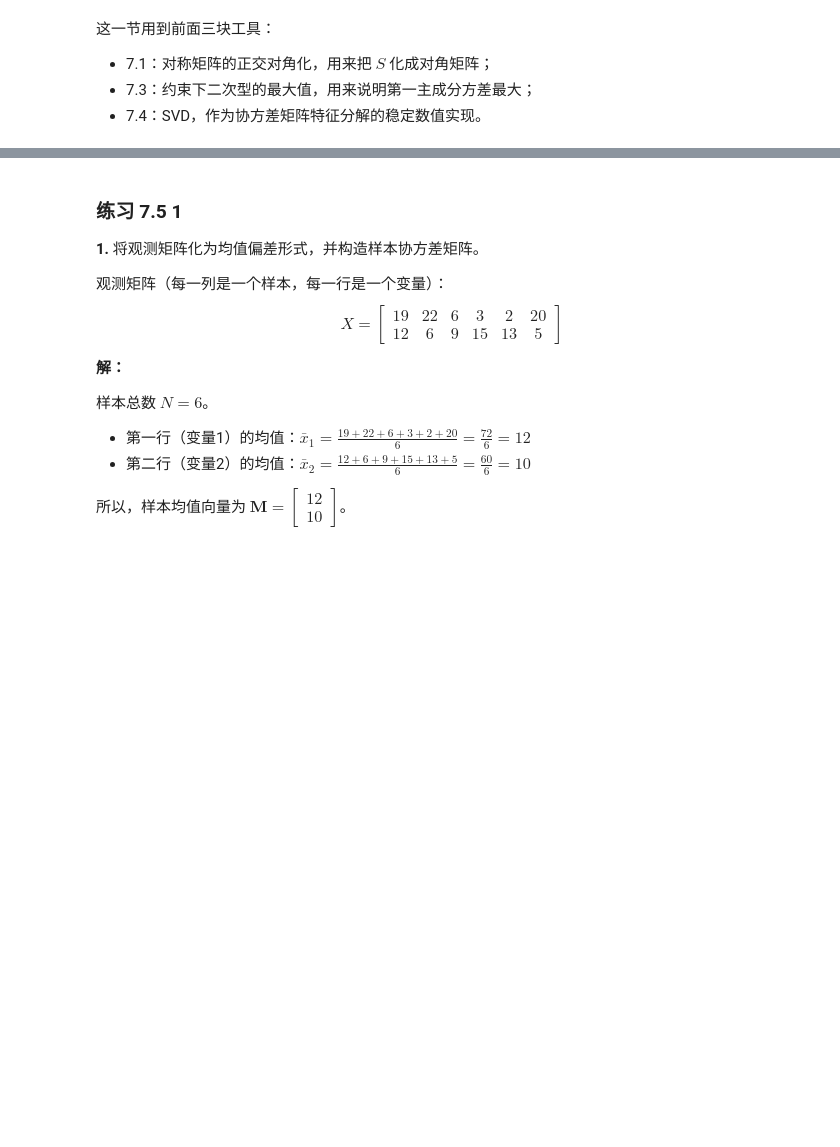
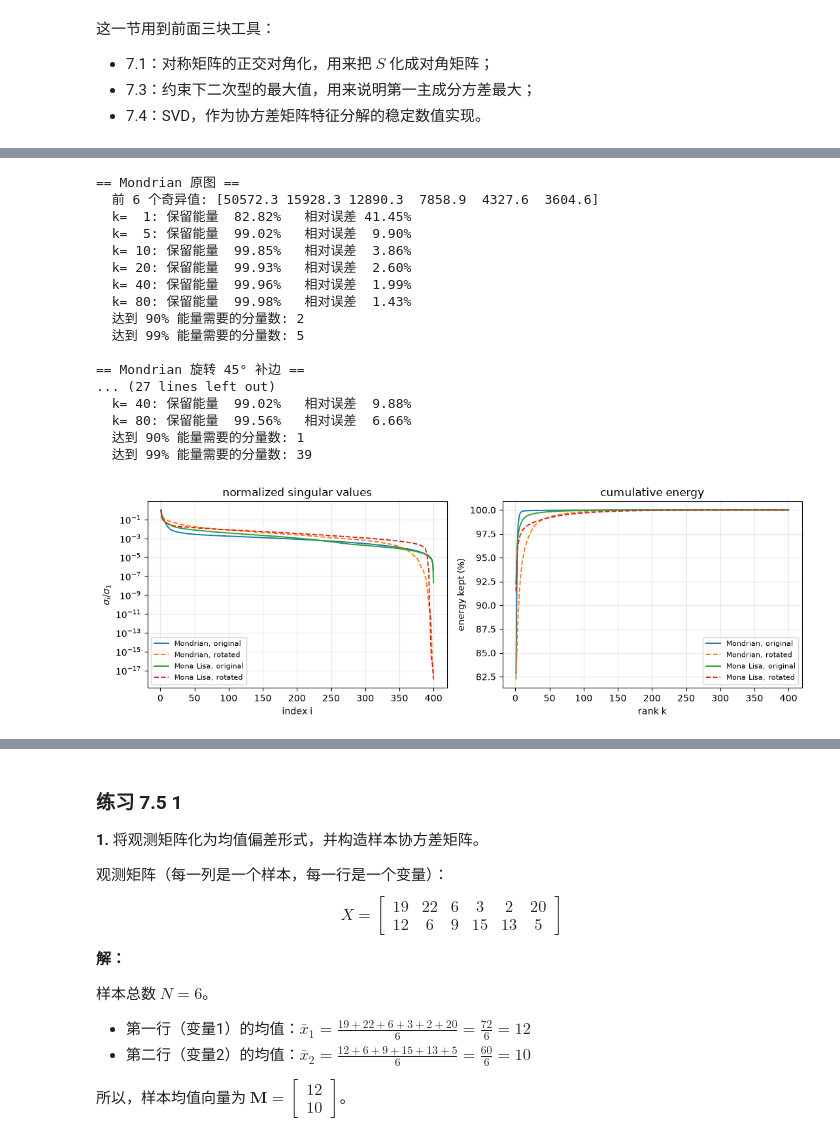
Before and after one commit to LUMax6/Linear-algebra, a Jupyter notebook: chapter7.ipynb, the cells around one changed output, grey strips where cells are left out. Drawn from its saved outputs; the diff is of its cells as text; code cells hidden in the pictures; blank space fills up the shorter version.

```diff
--- a/chapter7.ipynb
+++ b/chapter7.ipynb
@@ -1958,0 +2123,56 @@ $$
+# %%
+def spectrum_report(A, name, ks=(1, 5, 10, 20, 40, 80)):
+    s = np.linalg.svd(A, compute_uv=False)
+    energy = np.cumsum(s ** 2) / np.sum(s ** 2)
+    print(f"\n== {name} ==")
+    print("  前 6 个奇异值:", np.round(s[:6], 1))
+    for k in ks:
+        print(f"  k={k:3d}: 保留能量 {energy[k-1] * 100:6.2f}%   相对误差 {np.sqrt(1 - energy[k-1]) * 100:5.2f}%")
+    for q in (0.90, 0.99):
+        print(f"  达到 {int(q * 100)}% 能量需要的分量数: {int(np.searchsorted(energy, q)) + 1}")
+    return s, energy
+
+s_mond, e_mond = spectrum_report(A_mond, "Mondrian 原图")
+s_mondr, e_mondr = spectrum_report(A_mond_r, "Mondrian 旋转 45° 补边")
+s_mona, e_mona = spectrum_report(A_mona, "Mona Lisa 原图")
+s_monar, e_monar = spectrum_report(A_mona_r, "Mona Lisa 旋转 45° 补边")
+
+pairs = [("Mondrian, original", "-", s_mond, e_mond),
+         ("Mondrian, rotated", "--", s_mondr, e_mondr),
+         ("Mona Lisa, original", "-", s_mona, e_mona),
+         ("Mona Lisa, rotated", "--", s_monar, e_monar)]
+
+fig, axes = plt.subplots(1, 2, figsize=(11, 3.8))
+for label, ls, s, e in pairs:
+    axes[0].semilogy(np.arange(1, len(s) + 1), s / s[0], ls, lw=1.4, label=label)
+    axes[1].plot(np.arange(1, len(e) + 1), e * 100, ls, lw=1.4, label=label)
+axes[0].set_xlabel("index i")
+axes[0].set_ylabel(r"$\sigma_i/\sigma_1$")
+axes[0].set_title("normalized singular values")
+axes[1].set_xlabel("rank k")
+axes[1].set_ylabel("energy kept (%)")
+axes[1].set_title("cumulative energy")
+for ax in axes:
+    ax.grid(alpha=0.3)
+    ax.legend(fontsize=8)
+plt.tight_layout()
+plt.show()
+# %% [output]
+== Mondrian 原图 ==
+  前 6 个奇异值: [50572.3 15928.3 12890.3  7858.9  4327.6  3604.6]
+  k=  1: 保留能量  82.82%   相对误差 41.45%
+  k=  5: 保留能量  99.02%   相对误差  9.90%
+  k= 10: 保留能量  99.85%   相对误差  3.86%
+  k= 20: 保留能量  99.93%   相对误差  2.60%
+  k= 40: 保留能量  99.96%   相对误差  1.99%
+  k= 80: 保留能量  99.98%   相对误差  1.43%
+  达到 90% 能量需要的分量数: 2
+  达到 99% 能量需要的分量数: 5
+
+== Mondrian 旋转 45° 补边 ==
+... (27 lines left out)
+  k= 40: 保留能量  99.02%   相对误差  9.88%
+  k= 80: 保留能量  99.56%   相对误差  6.66%
+  达到 90% 能量需要的分量数: 1
+  达到 99% 能量需要的分量数: 39
+[figure, added]
```
Also changed, not shown: parts of 16 cells of this notebook, 3 other files.
